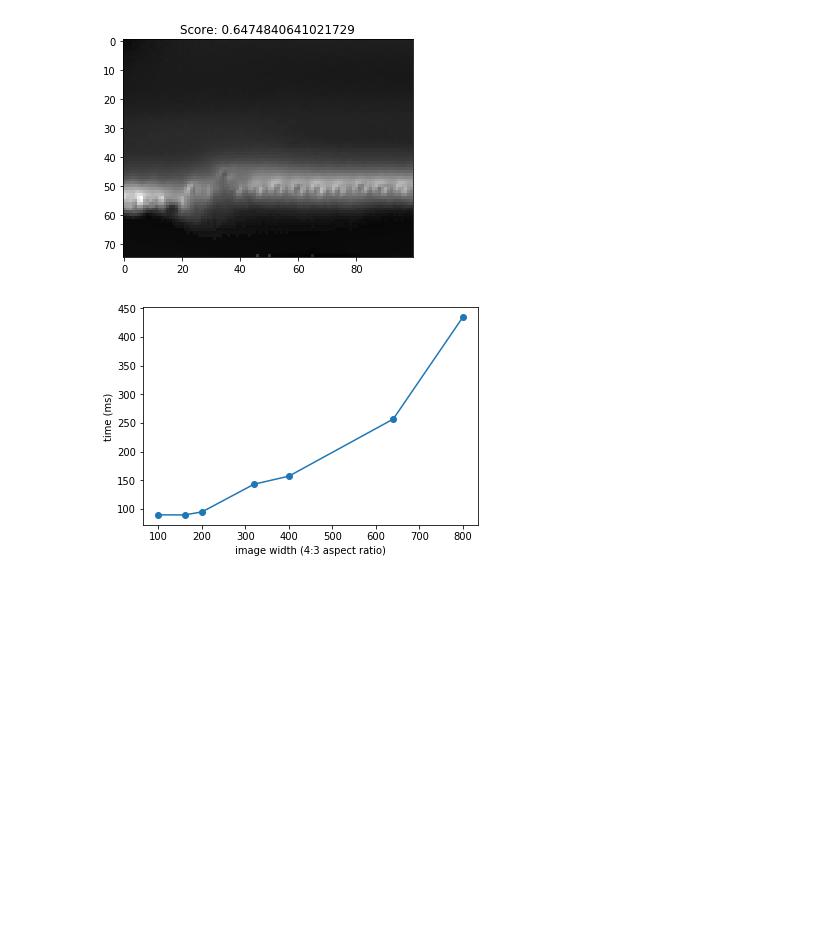
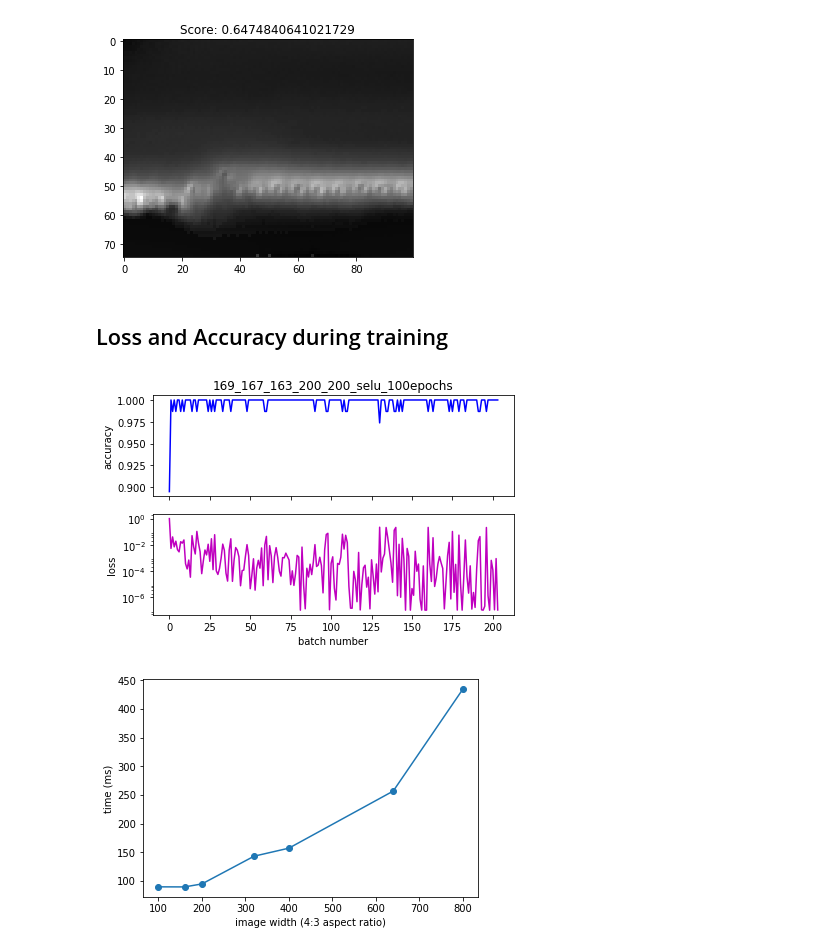
Before and after one commit to jamenne/WindingControl, a Jupyter notebook: plotmaker.ipynb, the cells around one changed output. Saved outputs shown, nothing was run; the diff lists cells and outputs as text; code cells hidden in the pictures; blank space fills up the shorter version.

```diff
--- a/plotmaker.ipynb
+++ b/plotmaker.ipynb
@@ -301,6 +305,33 @@ for i, (pic,p) in enumerate(zip(img_neg_false[:], score_neg_false[:])):
 [figure]
 [figure]
 [figure]
+# %% [markdown]
+## Loss and Accuracy during training
+# %%
+accuracy, losses = np.genfromtxt('../TrainedModels/2017-09-09/169_167_200_200_selu_100epochs_retrained_TrainingData.txt', unpack=True)
+# %%
+accuracy = np.array(accuracy)
+losses = np.array(losses)
+
+fig, ax = plt.subplots(2, sharex=True)
+
+every_item = 100
+
+ax[0].plot(accuracy[::every_item], color = 'b', marker='', ls='-')
+ax[1].plot(losses[::every_item], color = 'm', marker='', ls='-')
+
+ax[1].set_xlabel('batch number')
+ax[0].set_ylabel('accuracy')
+ax[1].set_ylabel('loss')
+
+ax[1].set_yscale('log')
+
+ax[0].set_title('169_167_163_200_200_selu_100epochs')
+
+plt.tight_layout()
+plt.savefig('../Data/2017-09-09/169_167_200_200_selu_100epochs_retrained/LossAccLog::{}.png'.format(every_item))
+# %% [output]
+[figure, added]
 # %%
 plt.plotfile('totaltime.txt', delimiter=' ', cols=(0, 1),
              names=('image width (4:3 aspect ratio)', 'time (ms)'), marker='o')
```
Also changed, not shown: parts of 4 cells of this notebook, 1 other file.
